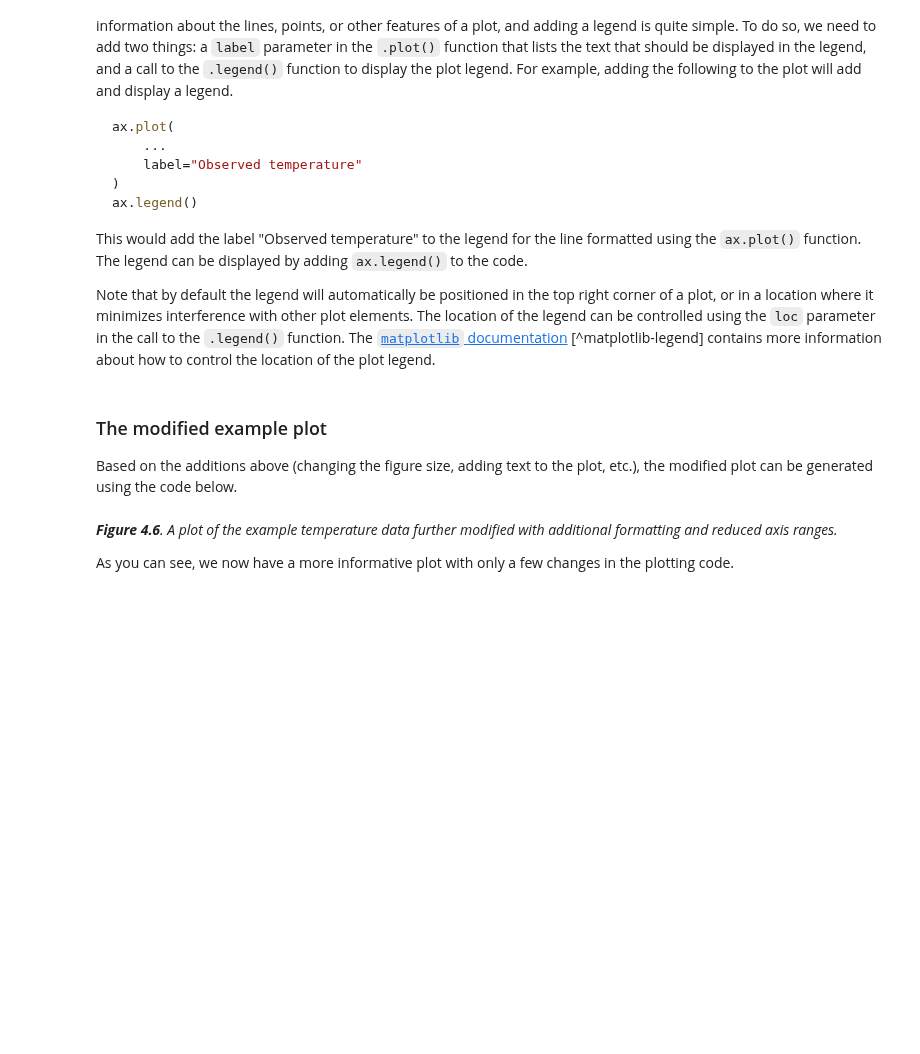
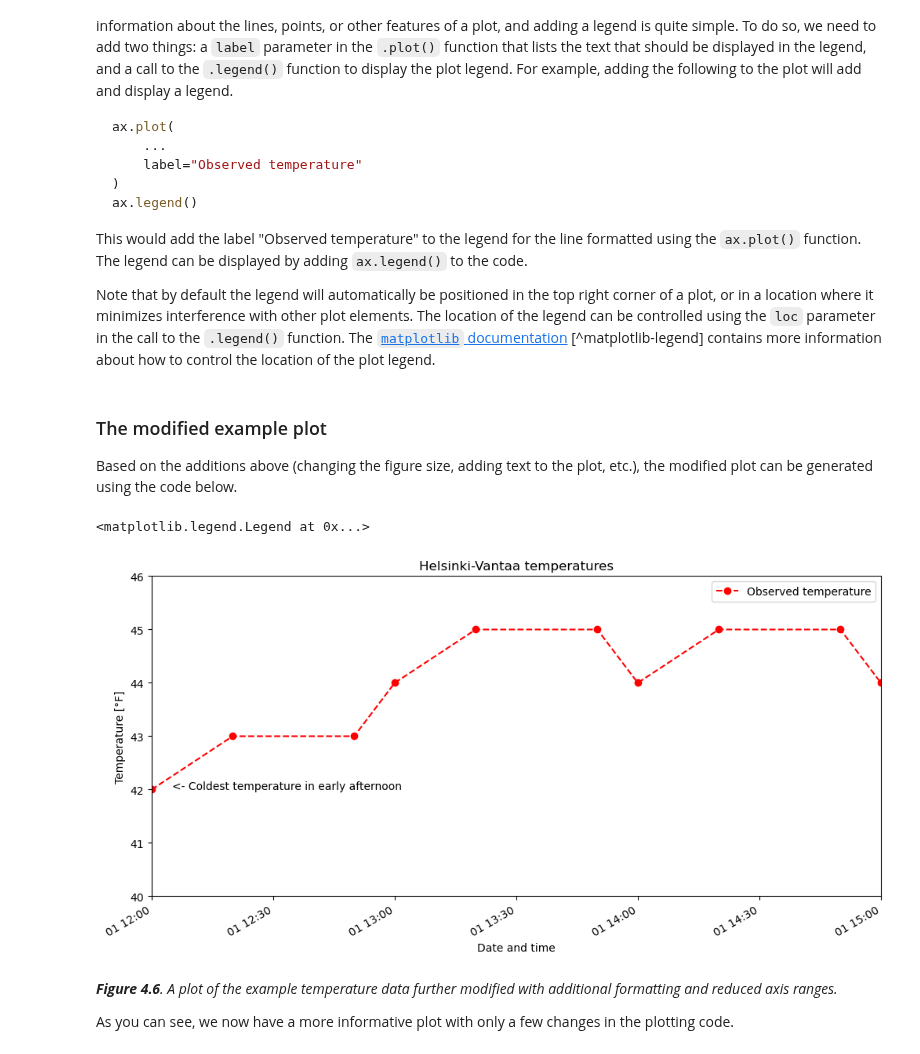
Before and after one commit to heattard/geo-python-student-notebooks, a Jupyter notebook: L7/basic-plotting-filled.ipynb, the cells around one changed output. Saved outputs shown, nothing was run; the diff lists cells and outputs as text; code cells hidden in the pictures; blank space fills up the shorter version.

```diff
--- a/L7/basic-plotting-filled.ipynb
+++ b/L7/basic-plotting-filled.ipynb
@@ -187,3 +174,29 @@ from datetime import datetime
+# %%
+# Use xlim and ylim to define the axis ranges
+start_time = np.datetime64("2019-10-01T12:00")
+end_time = np.datetime64("2019-10-01T15:00")
+cold_time = np.datetime64("2019-10-01T12:05")
+
+# Create plot
+ax = oct1_temps.plot(
+    style="ro--",
+    title="Helsinki-Vantaa temperatures",
+    xlabel="Date and time",
+    ylabel="Temperature [°F]",
+    figsize=(12, 6),
+    xlim=[start_time, end_time],
+    ylim=[40.0, 46.0],
+    label="Observed temperature"
+)
+
+# Add text to plot
+ax.text(cold_time, 42.0, "<- Coldest temperature in early afternoon")
+
+# Display plot legend
+ax.legend()
+# %% [output]
+<matplotlib.legend.Legend at 0x...>
+[figure, added]
 # %% [markdown]
 _**Figure 4.6**. A plot of the example temperature data further modified with additional formatting and reduced axis ranges._
 
```
Also changed, not shown: parts of 3 cells of this notebook.
